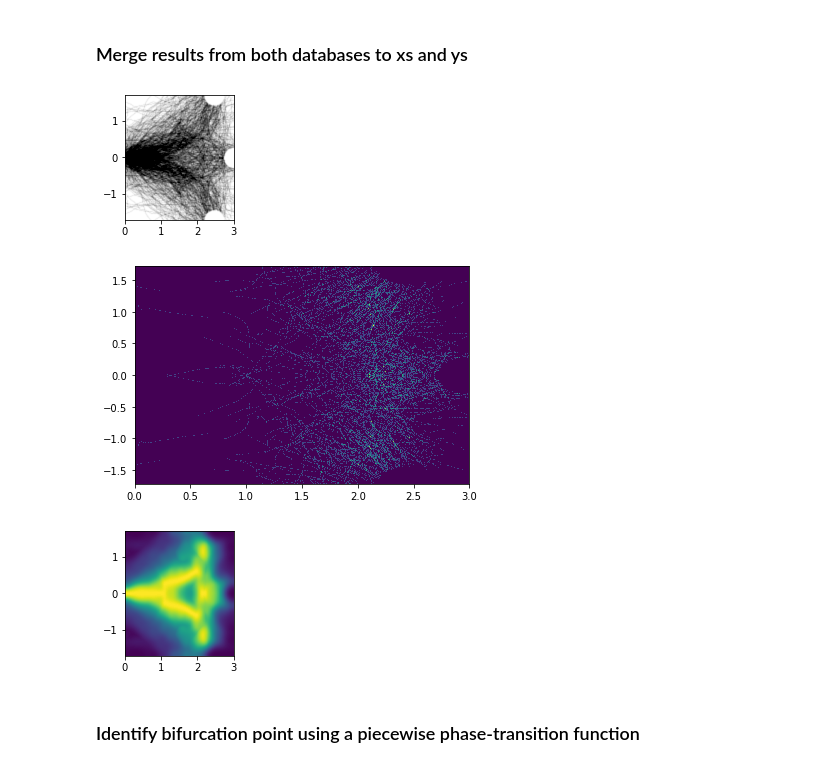
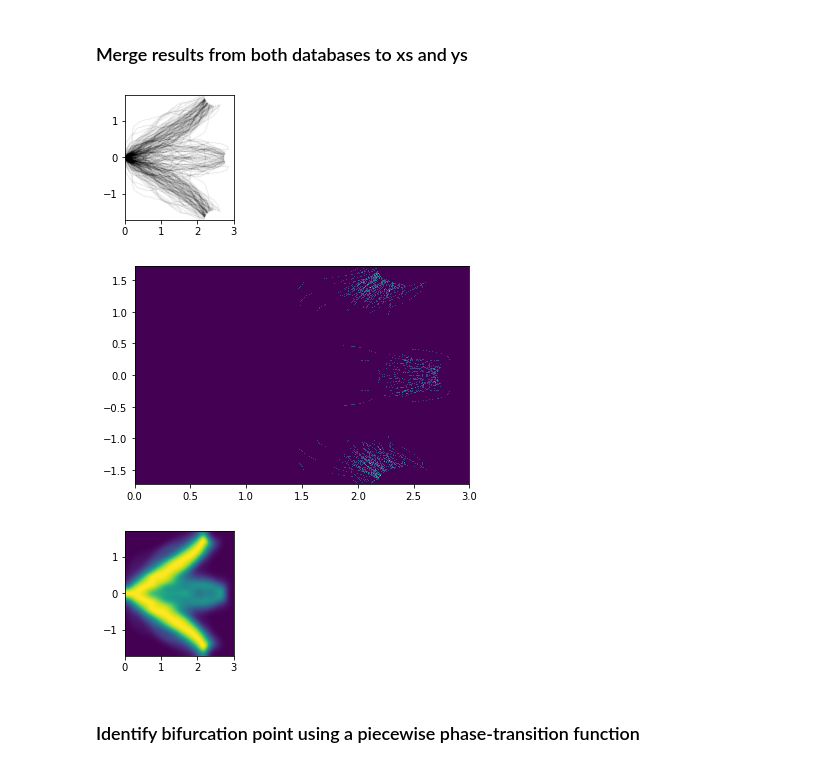
Before and after one commit to bianca-schell/locustVR, a Jupyter notebook: locust_plots-june.ipynb, the cells around one changed output. Cells and saved outputs as stored; diff of their text form; code cells hidden in the pictures.

Commit message:
direct tracks

```diff
--- a/locust_plots-june.ipynb
+++ b/locust_plots-june.ipynb
@@ -16,7 +16,7 @@ from scipy.stats import norm
 # %%
 nPosts = 3
 window_size = 70
-isolation_type = 'signal' # this determines which tracks we heatmap with. It can be 'signal', 'short_noise' or 'long_noise'
+isolation_type = 'short_noise' # this determines which tracks we heatmap with. It can be 'signal', 'short_noise' or 'long_noise'
 spatial_discretisation_step = 0.01
 
 dataDIR = '/mnt/ssd1/Documents/Vivek/locustVR/data/'
@@ -499,37 +499,37 @@ fig, ax = plt.subplots(1, 1, figsize=(post1_x / 1.5, post2_y / 0.75))
 
 ax.scatter(xs, ys, alpha=0.01, c='black', s=1)
 ax.set_aspect('equal')
 ax.set_xticks([0,1,2,3])
 ax.set_yticks([-1,0,1])
 ax.set_xlim(0,post1_x)
 ax.set_ylim(post0_y,post2_y)
 
 if isolation_type == 'short_noise':
     plt.savefig(
-        "/mnt/ssd1/Documents/Vivek/locustVR/"
+        "/mnt/ssd1/Documents/Vivek/locustVR/figures/"
         + str(nPosts)
         + "_direct_trajectories.pdf",
         dpi=600,
         bbox_inches="tight",
     )
 elif isolation_type == 'signal':
     plt.savefig(
-        "/mnt/ssd1/Documents/Vivek/locustVR/"
+        "/mnt/ssd1/Documents/Vivek/locustVR/figures/"
         + str(nPosts)
         + "_all_trajectories.pdf",
         dpi=600,
         bbox_inches="tight",
     )
 else:
     plt.savefig(
-        "/mnt/ssd1/Documents/Vivek/locustVR/"
+        "/mnt/ssd1/Documents/Vivek/locustVR/figures/"
         + str(nPosts)
         + "_noise_trajectories.pdf",
         dpi=600,
         bbox_inches="tight",
     )
 # %% [output]
-[figure, old version]
+[figure, new version]
 # %%
 nbins = 500
 peak_threshold = 0.9
@@ -564,15 +564,15 @@ for idx,t in enumerate(range(tmin,tmax-window_size)):
 x_peaks = np.where(img > peak_threshold)[1] * post1_x / nbins
 y_peaks = np.where(img > peak_threshold)[0] * (post0_y - post2_y) / nbins + post2_y
 # %% [output]
-[figure, old version]
+[figure, new version]
 # %%
 fig, ax = plt.subplots(1, 1, figsize=(post1_x / 1.5, post2_y / 0.75))
 if isolation_type == 'short_noise':
     plt.imshow(
         img,
         extent=[0, post1_x, post0_y, post2_y],
-        vmax=len(np.unique(df_mid["event"]))
-            / len(np.unique(df_short["event"]))
+#         vmax=len(np.unique(df_mid["event"]))
+#             / len(np.unique(df_short["event"]))
     )
 elif isolation_type == 'long_noise':
     plt.imshow(
@@ -588,7 +588,7 @@ plt.yticks([-1,0,1])
 
 if isolation_type == 'short_noise':
     plt.savefig(
-        "/mnt/ssd1/Documents/Vivek/locustVR/"
+        "/mnt/ssd1/Documents/Vivek/locustVR/figures/"
         + str(nPosts)
         + "_post_direct_tracks.pdf",
         dpi=600,
@@ -596,7 +596,7 @@ if isolation_type == 'short_noise':
     )
 elif isolation_type == 'signal':
     plt.savefig(
-        "/mnt/ssd1/Documents/Vivek/locustVR/"
+        "/mnt/ssd1/Documents/Vivek/locustVR/figures/"
         + str(nPosts)
         + "_post_bifurcation_tracks.pdf",
         dpi=600,
@@ -604,14 +604,14 @@ elif isolation_type == 'signal':
     )
 else:
     plt.savefig(
-        "/mnt/ssd1/Documents/Vivek/locustVR/"
+        "/mnt/ssd1/Documents/Vivek/locustVR/figures/"
         + str(nPosts)
         + "_post_noisy_tracks.pdf",
         dpi=600,
         bbox_inches="tight",
     )
 # %% [output]
-[figure, old version]
+[figure, new version]
 # %% [markdown]
 ### Identify bifurcation point using a piecewise phase-transition function
 # %% [markdown]
```
Also changed, not shown: 5 other files.
